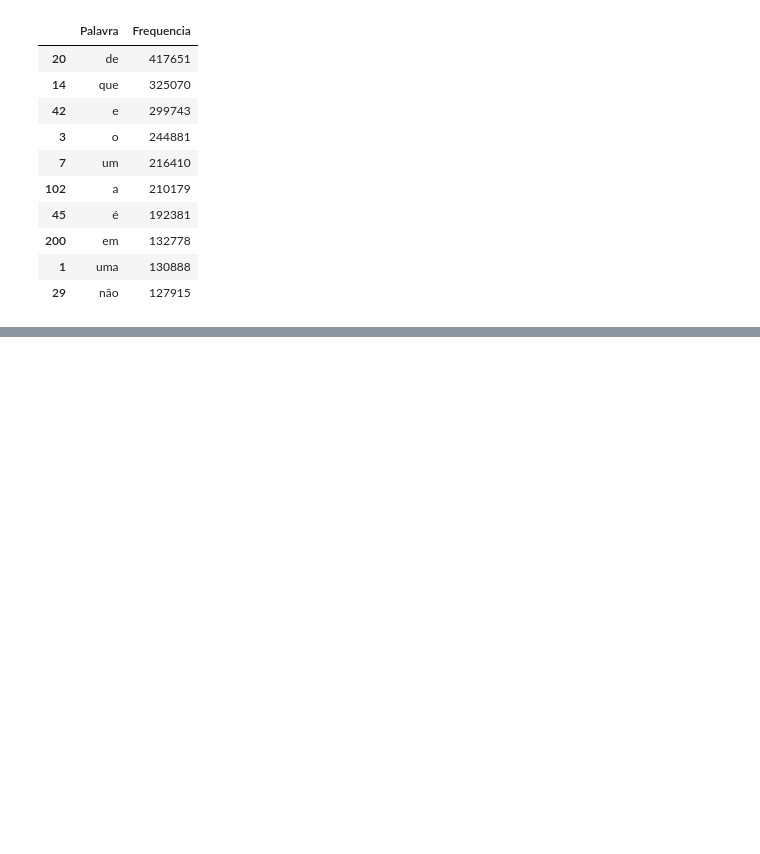
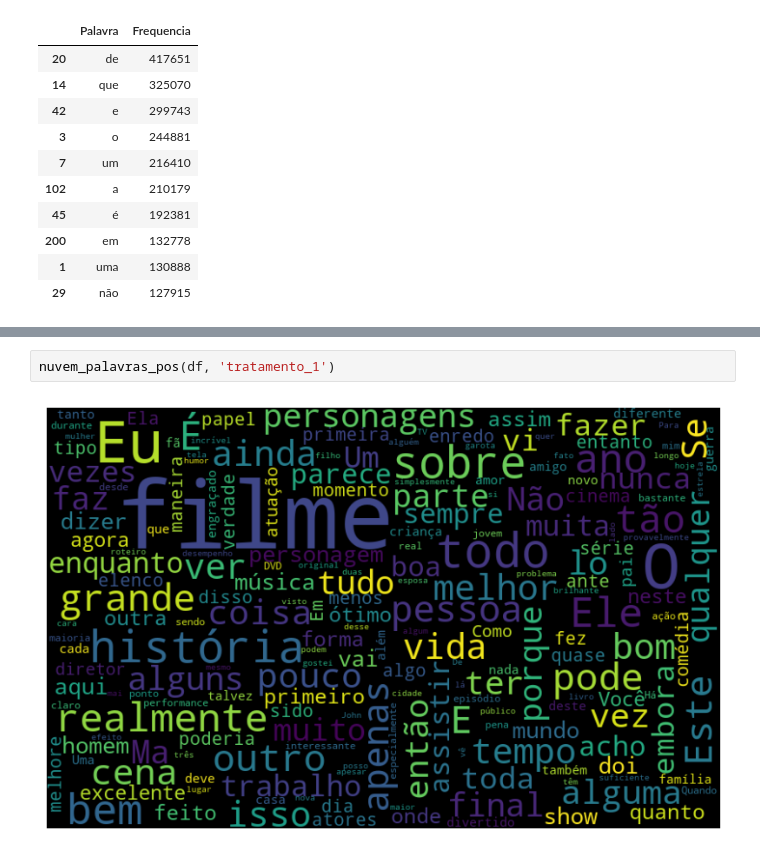
Before and after one commit to AmaroGusta/Trilha-PLN, a Jupyter notebook: Linguagem Natural 1/dados-textuais.ipynb, the cells around one changed output, grey strips where cells are left out. Saved outputs shown, nothing was run; the diff lists cells and outputs as text; blank space fills up the shorter version.

```diff
--- a/Linguagem Natural 1/dados-textuais.ipynb
+++ b/Linguagem Natural 1/dados-textuais.ipynb
@@ -166,0 +246,4 @@ plt.show()
+# %%
+nuvem_palavras_pos(df, 'tratamento_1')
+# %% [output]
+[figure, added]
```
Also changed, not shown: parts of 10 cells of this notebook.
